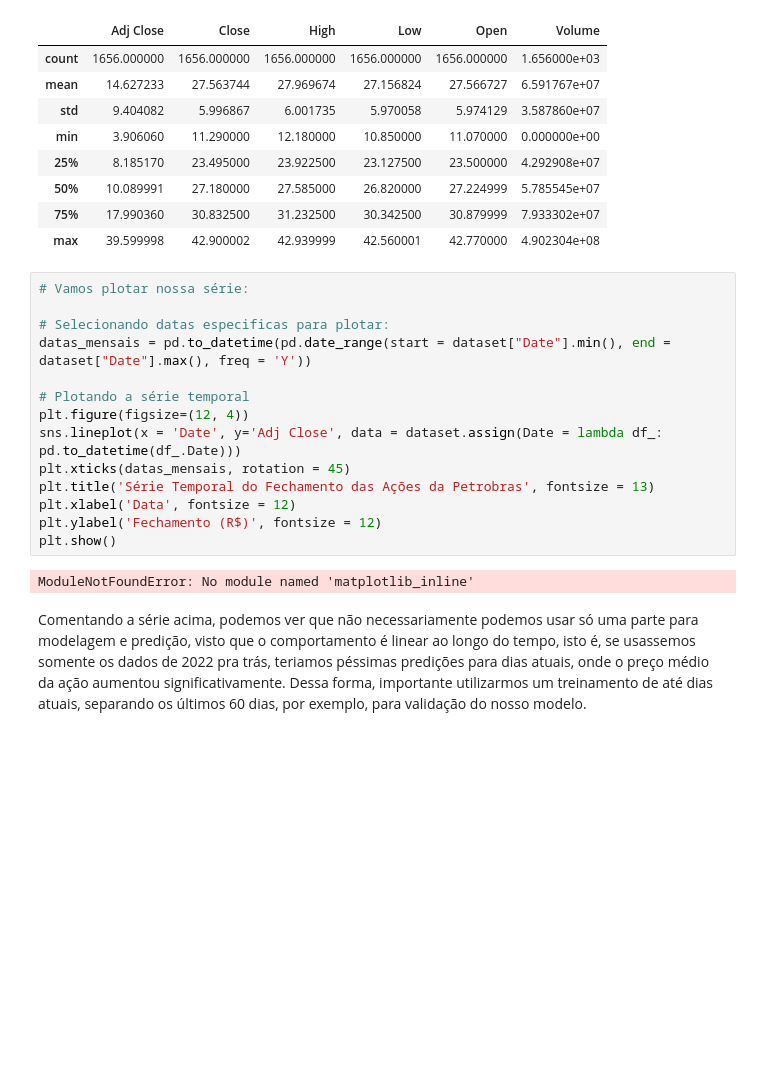
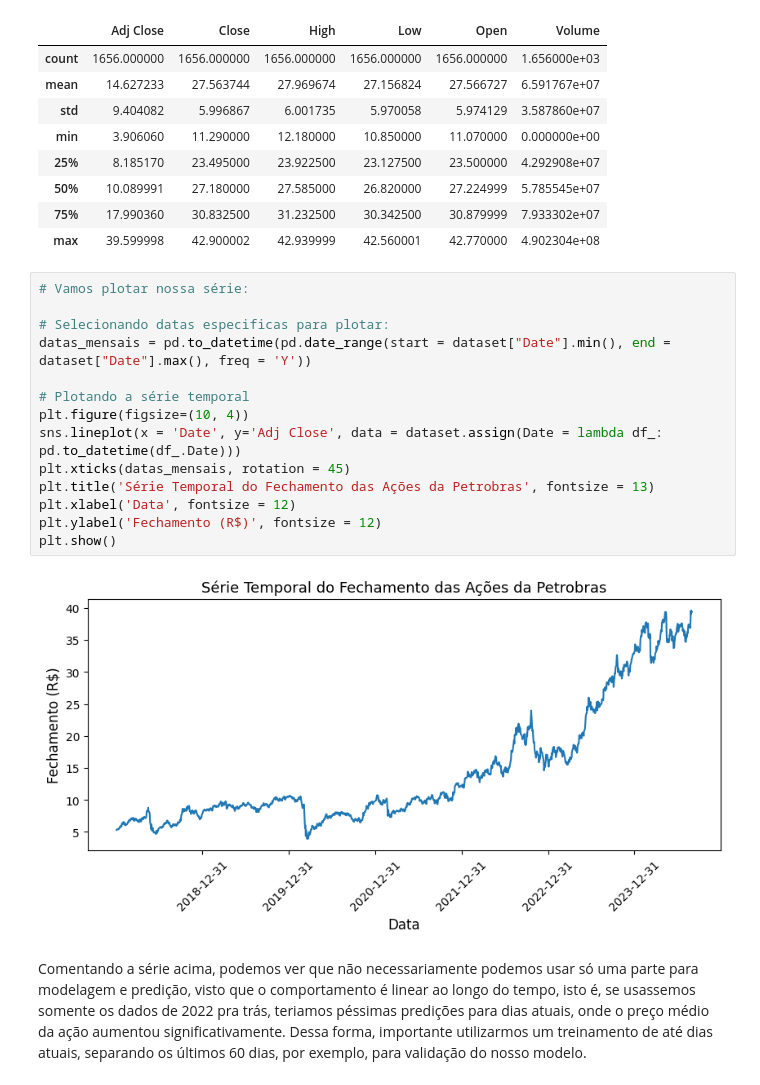
Before and after one commit to lucasabrahao900/TechChallenge---Fase4, a Jupyter notebook: notebooks/nb_eda_petr4.ipynb, the cells around one changed output. Drawn from its saved outputs; the diff is of its cells as text; blank space fills up the shorter version.

```diff
--- a/notebooks/nb_eda_petr4.ipynb
+++ b/notebooks/nb_eda_petr4.ipynb
@@ -32,19 +32,19 @@ dataset.describe()
 # %%
 # Vamos plotar nossa série:
 
 # Selecionando datas especificas para plotar:
 datas_mensais = pd.to_datetime(pd.date_range(start = dataset["Date"].min(), end = dataset["Date"].max(), freq = 'Y'))
 
 # Plotando a série temporal
-plt.figure(figsize=(12, 4))
+plt.figure(figsize=(10, 4))
 sns.lineplot(x = 'Date', y='Adj Close', data = dataset.assign(Date = lambda df_: pd.to_datetime(df_.Date)))
 plt.xticks(datas_mensais, rotation = 45)
 plt.title('Série Temporal do Fechamento das Ações da Petrobras', fontsize = 13)
 plt.xlabel('Data', fontsize = 12)
 plt.ylabel('Fechamento (R$)', fontsize = 12)
 plt.show()
 # %% [output]
-ModuleNotFoundError: No module named 'matplotlib_inline'
+[figure, added]
 # %% [markdown]
 Comentando a série acima, podemos ver que não necessariamente podemos usar só uma parte para modelagem e predição, visto que o comportamento é linear ao longo do tempo, isto é, se usassemos somente os dados de 2022 pra trás, teriamos péssimas predições para dias atuais, onde o preço médio da ação aumentou significativamente. Dessa forma, importante utilizarmos um treinamento de até dias atuais, separando os últimos 60 dias, por exemplo, para validação do nosso modelo.
 # %% [markdown]
```
Also changed, not shown: parts of 26 cells of this notebook, 6 other files.
